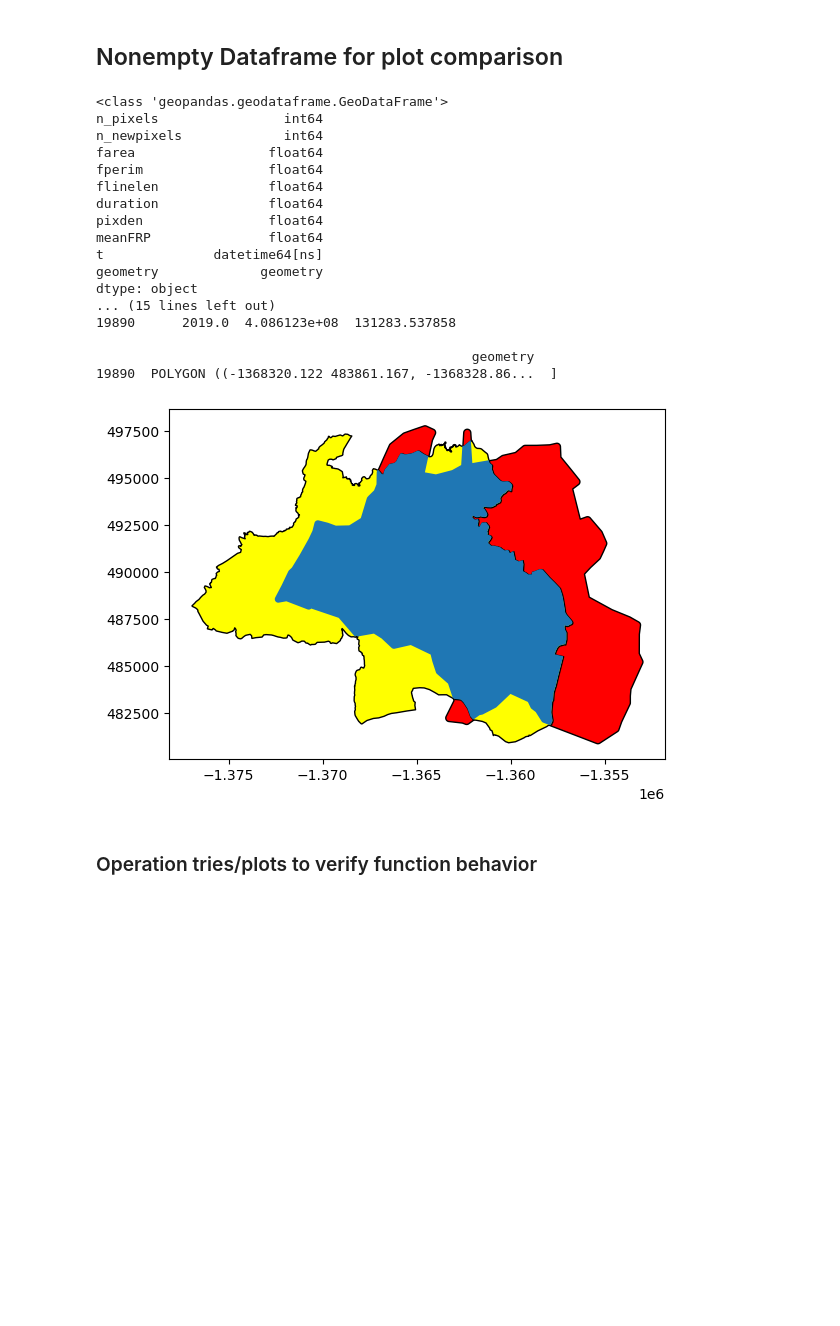
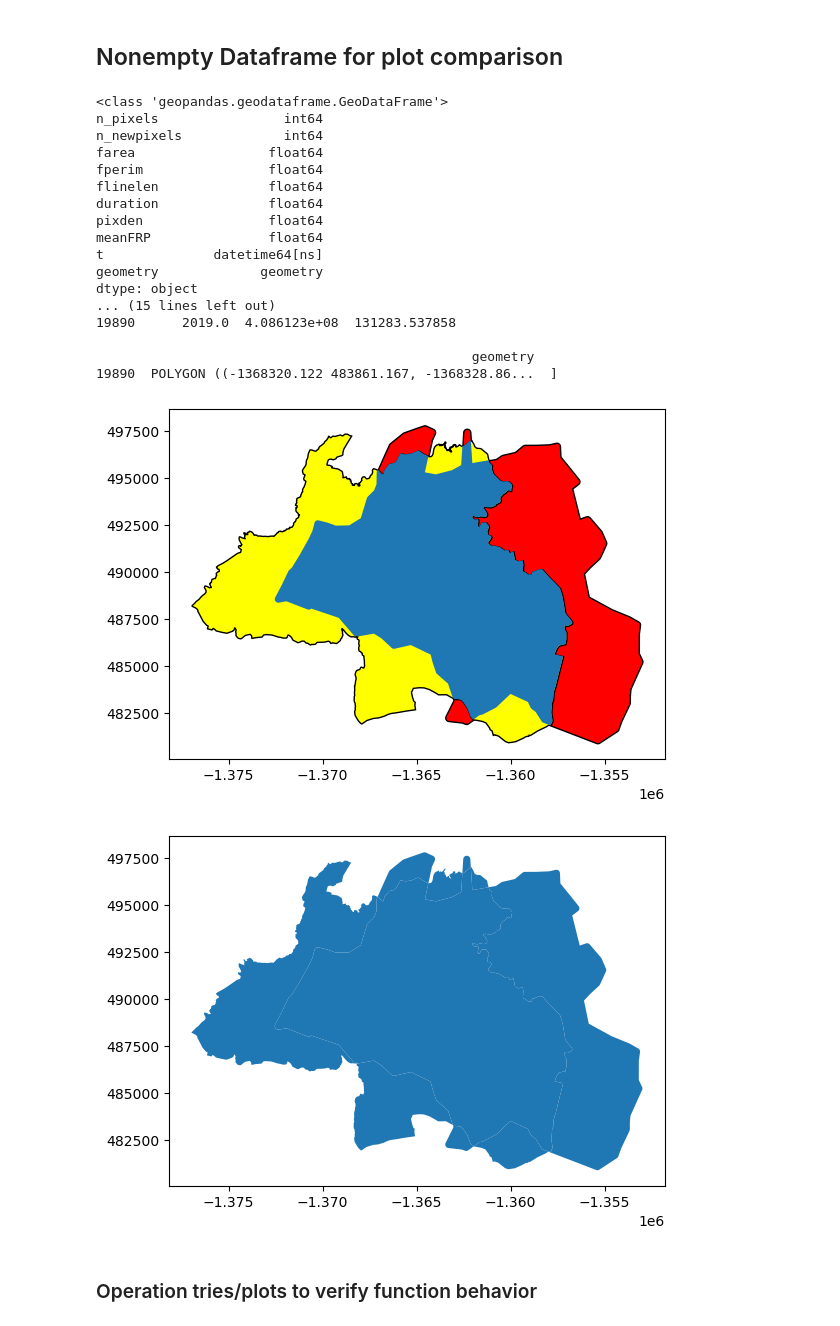
Before and after one commit to ksharonin/feds-benchmarking, a Jupyter notebook: scratchworkNIFC.ipynb, the cells around one changed output. Cells and saved outputs as stored; diff of their text form; code cells hidden in the pictures; blank space fills up the shorter version.

```diff
--- a/scratchworkNIFC.ipynb
+++ b/scratchworkNIFC.ipynb
@@ -637,6 +637,7 @@ print(type(lowest))
 print(lowest.dtypes)
 
 resulting = gpd.overlay(year_perims, lowest, how='intersection')
+
 
 print(f'len resuling: {len(resulting)}')
 print(resulting.head().iloc[[0]].OBJECTID.tolist()[0])
@@ -659,33 +660,36 @@ for j in range(resulting.shape[0]):
     fetched.plot(facecolor="yellow", edgecolor="black", ax=ax)
     id_matches.append(fetched)
 
 # NIFC FINDINGS INTERSECTED
 resulting.plot(ax=ax)
+union = gpd.overlay(fetched, lowest, how='union')
+union.plot()
 
 print('id_matches:')
 print(id_matches)
 
 # name = finalized_perims[finalized_perims.INCIDENT == name_match]
 # williams_incident = name.iloc[[0]]
 # %% [output]
 <class 'geopandas.geodataframe.GeoDataFrame'>
 n_pixels                int64
 n_newpixels             int64
 farea                 float64
 fperim                float64
 flinelen              float64
 duration              float64
 pixden                float64
 meanFRP               float64
 t              datetime64[ns]
 geometry             geometry
 dtype: object
 ... (15 lines left out)
 19890      2019.0  4.086123e+08  131283.537858
 
                                                 geometry
 19890  POLYGON ((-1368320.122 483861.167, -1368328.86...  ]
 [figure]
+[figure, added]
 # %% [markdown]
 ### Operation tries/plots to verify function behavior
 # %%
```
Also changed, not shown: parts of 2 cells of this notebook, 3 other files.
